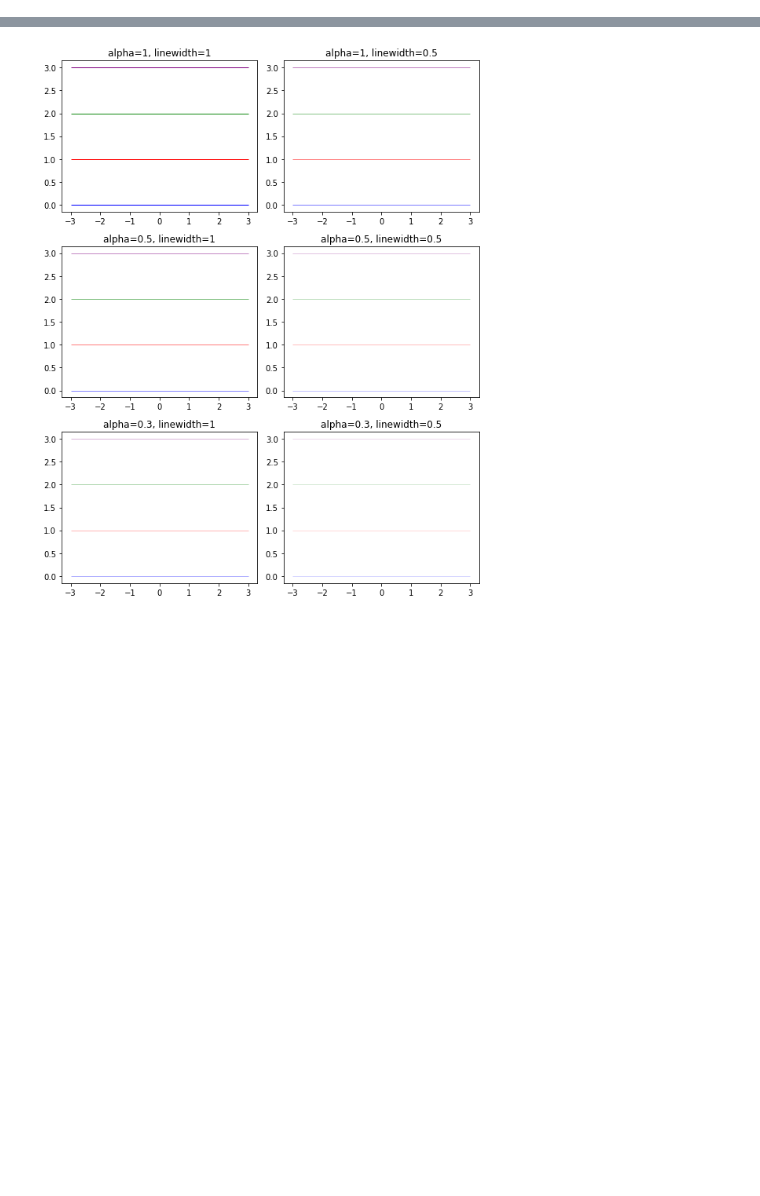
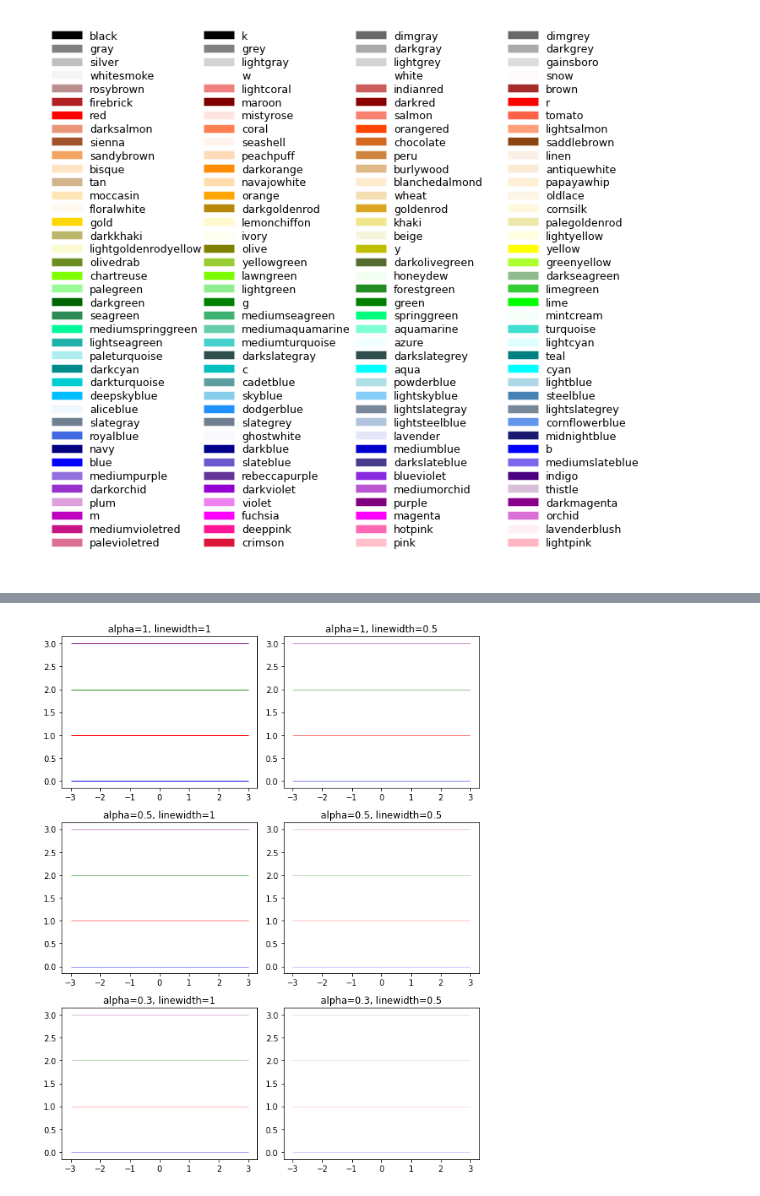
Before and after one commit to ken-100/Investment_Python, a Jupyter notebook: Basic/Setting/Color.ipynb, the cells around one changed output, grey strips where cells are left out. Cells and saved outputs as stored; diff of their text form; code cells hidden in the pictures; blank space fills up the shorter version.

```diff
--- a/Basic/Setting/Color.ipynb
+++ b/Basic/Setting/Color.ipynb
@@ -21,0 +35,46 @@ plt.show()
+# %%
+# https://matplotlib.org/2.0.2/examples/color/named_colors.html
+
+colors = dict(mcolors.BASE_COLORS, **mcolors.CSS4_COLORS)
+# Sort colors by hue, saturation, value and name.
+by_hsv = sorted((tuple(mcolors.rgb_to_hsv(mcolors.to_rgba(color)[:3])), name)
+                for name, color in colors.items())
+sorted_names = [name for hsv, name in by_hsv]
+
+n = len(sorted_names)
+ncols = 4
+nrows = n // ncols + 1
+
+fig, ax = plt.subplots(figsize=(10, 9))
+
+# Get height and width
+X, Y = fig.get_dpi() * fig.get_size_inches()
+h = Y / (nrows + 1)
+w = X / ncols
+
+for i, name in enumerate(sorted_names):
+    col = i % ncols
+    row = i // ncols
+    y = Y - (row * h) - h
+
+    xi_line = w * (col + 0.05)
+    xf_line = w * (col + 0.25)
+    xi_text = w * (col + 0.3)
+
+    ax.text(xi_text, y, name, fontsize=(h * 0.8),
+            horizontalalignment='left',
+            verticalalignment='center')
+
+    ax.hlines(y + h * 0.1, xi_line, xf_line,
+              color=colors[name], linewidth=(h * 0.6))
+
+ax.set_xlim(0, X)
+ax.set_ylim(0, Y)
+ax.set_axis_off()
+
+fig.subplots_adjust(left=0, right=1,
+                    top=1, bottom=0,
+                    hspace=0, wspace=0)
+plt.show()
+# %% [output]
+[figure, added]
```
Also changed, not shown: parts of 5 cells of this notebook.
